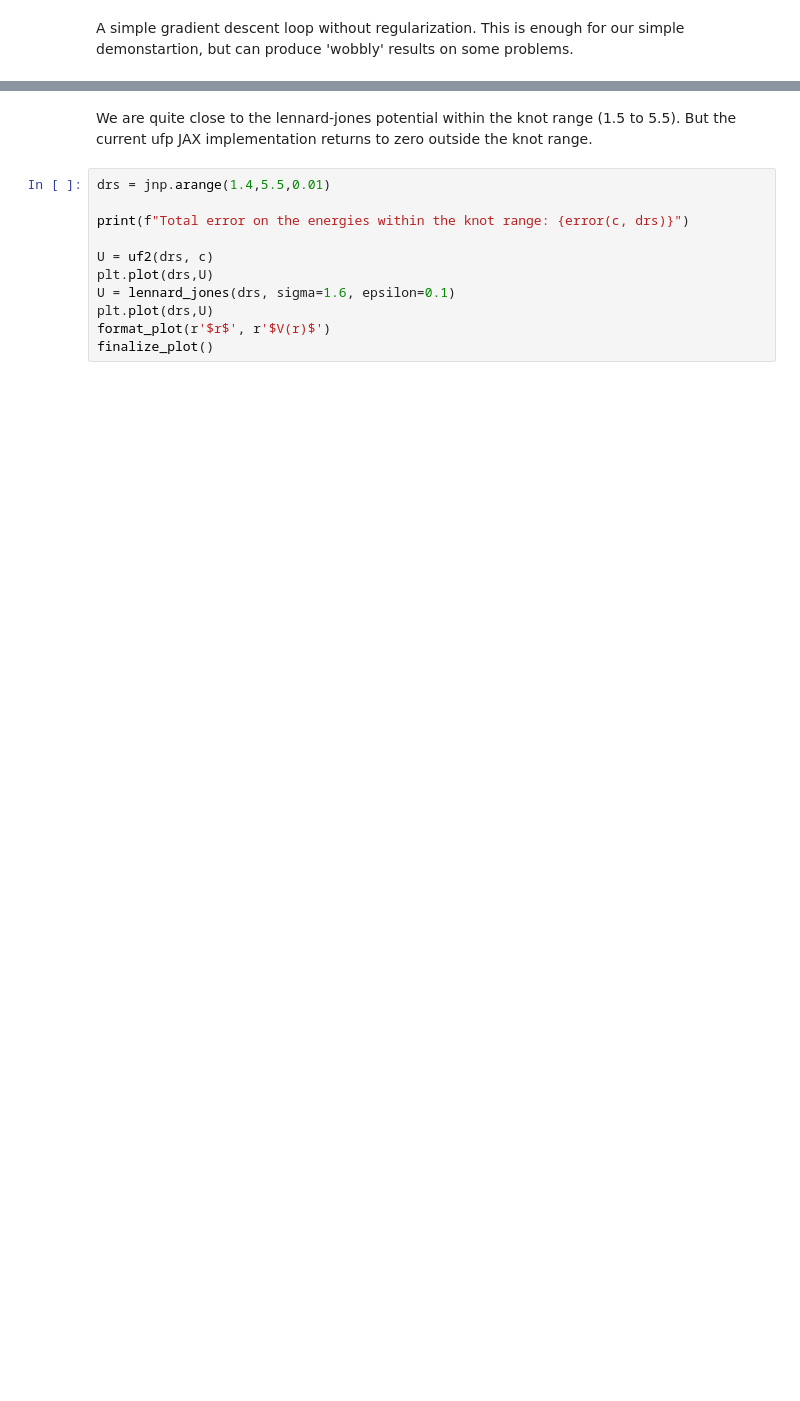
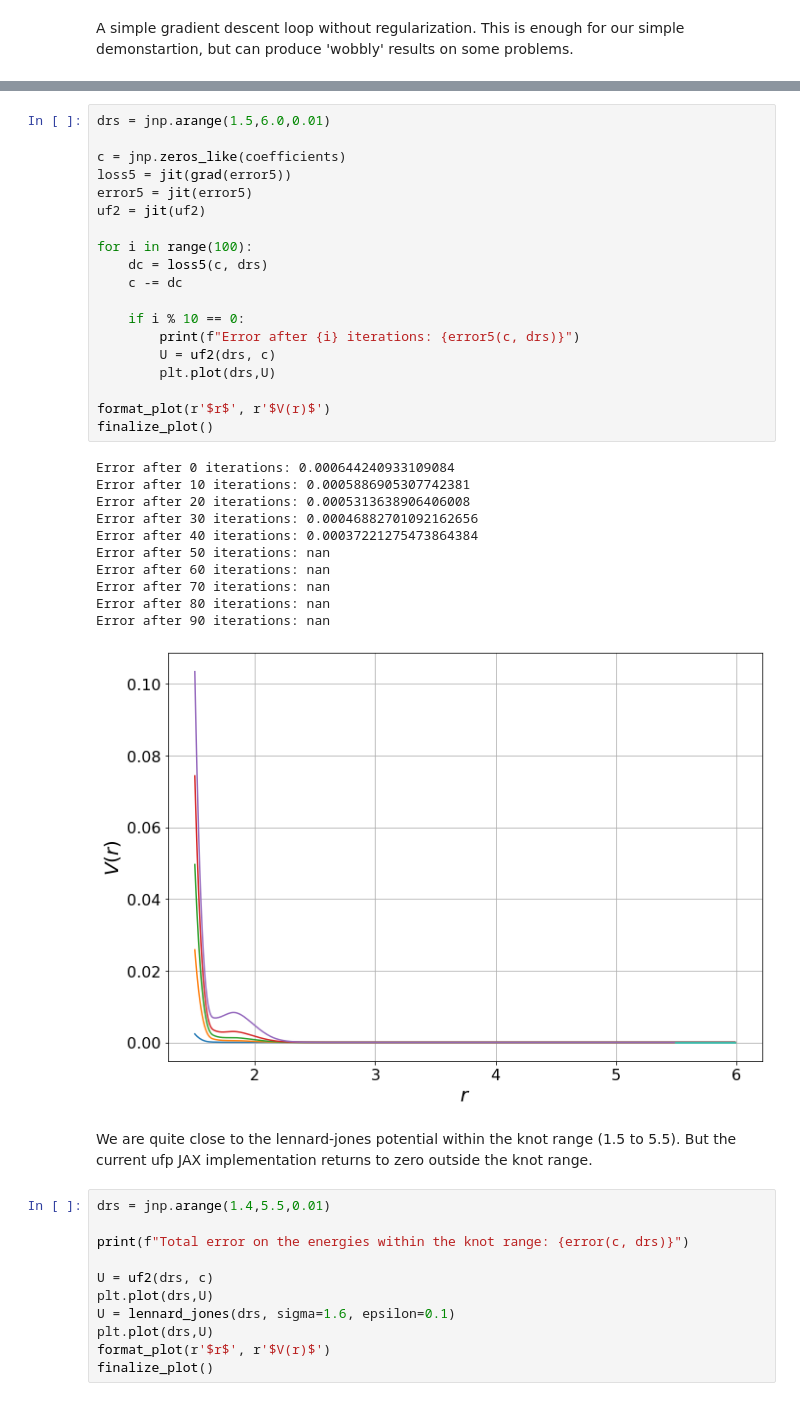
Before and after one commit to henk789/uf3, a Jupyter notebook: examples/jax-md/jax-md-ufp-demo.ipynb, the cells around one changed output, grey strips where cells are left out. Drawn from its saved outputs; the diff is of its cells as text; blank space fills up the shorter version.

```diff
--- a/examples/jax-md/jax-md-ufp-demo.ipynb
+++ b/examples/jax-md/jax-md-ufp-demo.ipynb
@@ -268,3 +273,34 @@ Error after 90 iterations: 4.696588792460343e-05
+# %%
+drs = jnp.arange(1.5,6.0,0.01)
+
+c = jnp.zeros_like(coefficients)
+loss5 = jit(grad(error5))
+error5 = jit(error5)
+uf2 = jit(uf2)
+
+for i in range(100):
+    dc = loss5(c, drs)
+    c -= dc
+
+    if i % 10 == 0:
+        print(f"Error after {i} iterations: {error5(c, drs)}")
+        U = uf2(drs, c)
+        plt.plot(drs,U)
+
+format_plot(r'$r$', r'$V(r)$')
+finalize_plot()
+# %% [output]
+Error after 0 iterations: 0.000644240933109084
+Error after 10 iterations: 0.0005886905307742381
+Error after 20 iterations: 0.0005313638906406008
+Error after 30 iterations: 0.00046882701092162656
+Error after 40 iterations: 0.00037221275473864384
+Error after 50 iterations: nan
+Error after 60 iterations: nan
+Error after 70 iterations: nan
+Error after 80 iterations: nan
+Error after 90 iterations: nan
+[figure, added]
 # %% [markdown]
 We are quite close to the lennard-jones potential within the knot range (1.5 to 5.5). But the current ufp JAX implementation returns to zero outside the knot range.
 # %%
```
Also changed, not shown: parts of 8 cells of this notebook, 1 other file.
